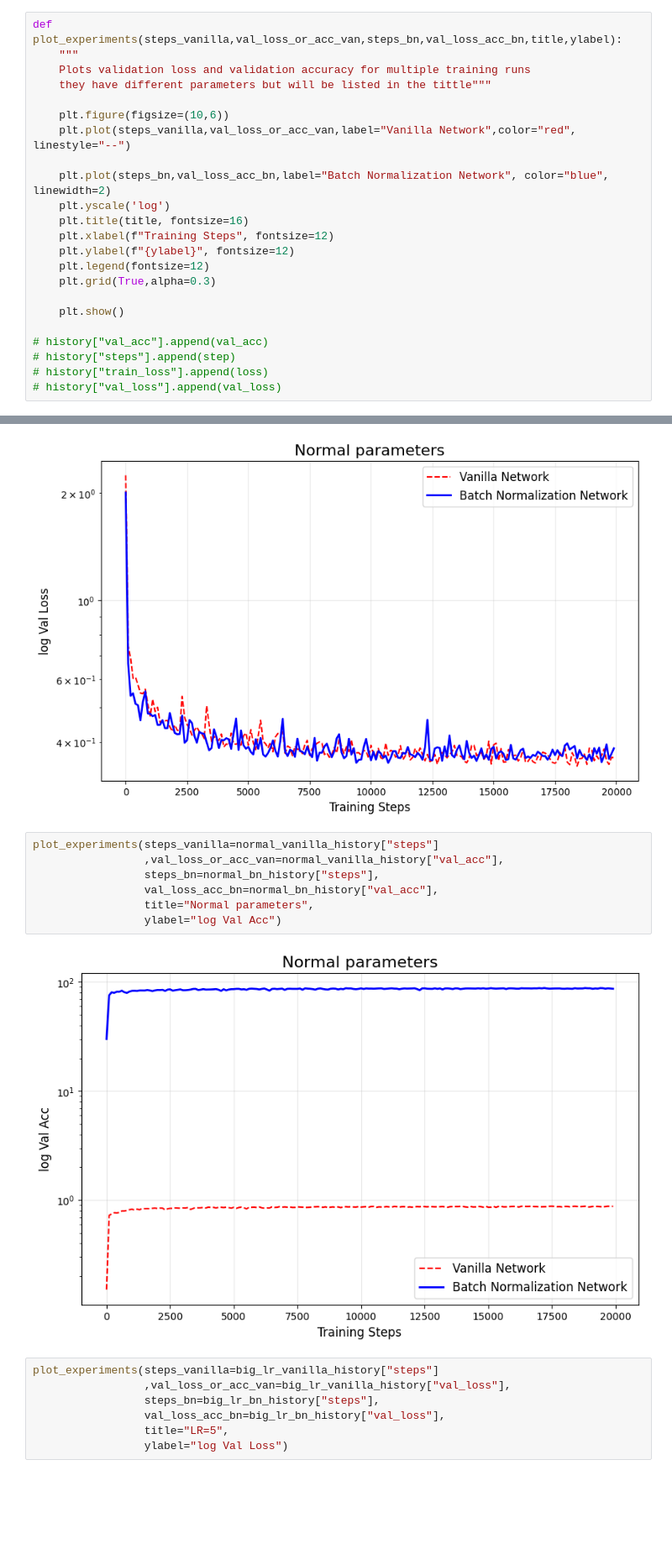
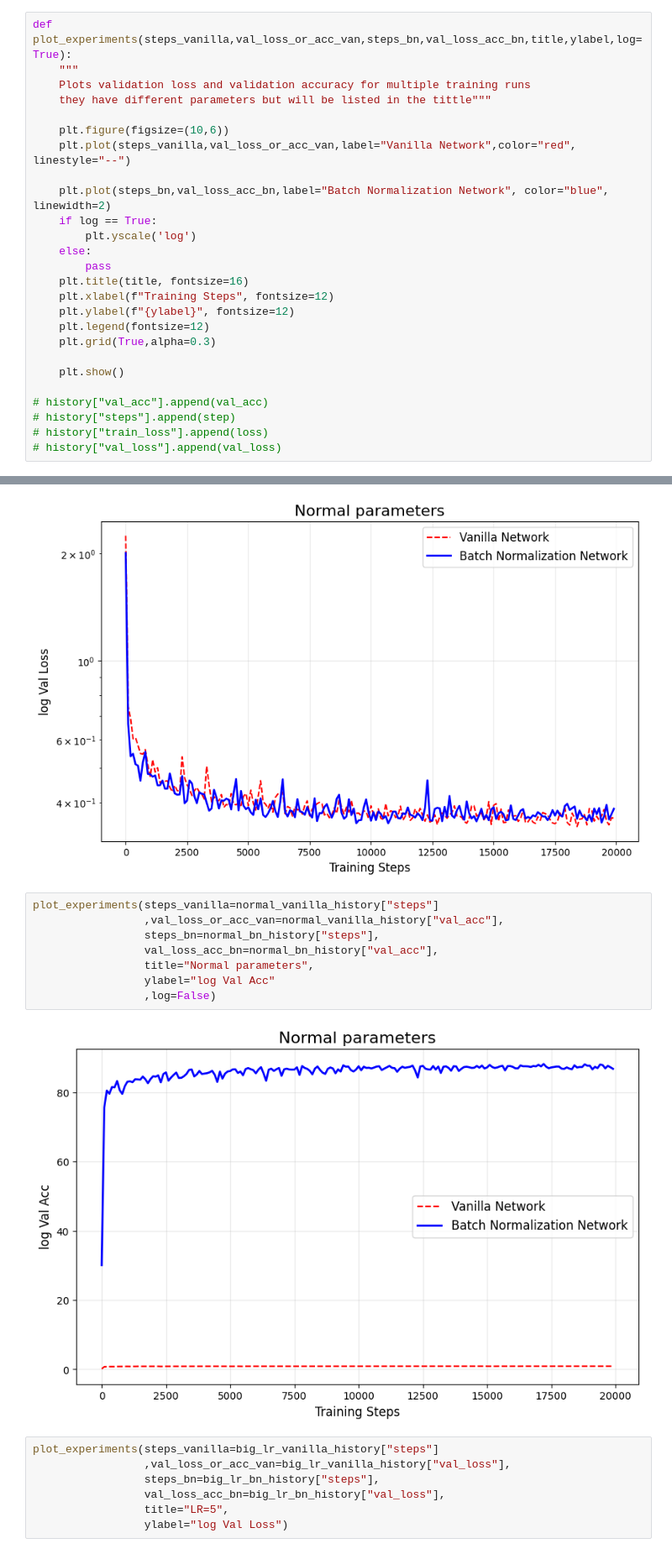
Before and after one commit to Adieltheanalyst/relearning_ml_materials, a Jupyter notebook: testing_batchnormalization.ipynb, the cells around one changed output, grey strips where cells are left out. Shown at 84% size. Saved outputs shown, nothing was run; the diff lists cells and outputs as text; blank space fills up the shorter version.

```diff
--- a/testing_batchnormalization.ipynb
+++ b/testing_batchnormalization.ipynb
@@ -398,7 +398,7 @@ small_batchsize_bn_history,small_batchsize_bn_accuracy=training_bn(lr=0.1,batch_
 # %% [markdown]
 ### COMPARISON BETWEEN VANILLA AND BATCH NORMALIZATION
 # %%
-def plot_experiments(steps_vanilla,val_loss_or_acc_van,steps_bn,val_loss_acc_bn,title,ylabel):
+def plot_experiments(steps_vanilla,val_loss_or_acc_van,steps_bn,val_loss_acc_bn,title,ylabel,log=True):
     """
     Plots validation loss and validation accuracy for multiple training runs
     they have different parameters but will be listed in the tittle"""
@@ -407,7 +407,10 @@ def plot_experiments(steps_vanilla,val_loss_or_acc_van,steps_bn,val_loss_acc_bn,
     plt.plot(steps_vanilla,val_loss_or_acc_van,label="Vanilla Network",color="red", linestyle="--")
 
     plt.plot(steps_bn,val_loss_acc_bn,label="Batch Normalization Network", color="blue", linewidth=2)
-    plt.yscale('log')
+    if log == True:
+        plt.yscale('log')
+    else:
+        pass
     plt.title(title, fontsize=16)
     plt.xlabel(f"Training Steps", fontsize=12)
     plt.ylabel(f"{ylabel}", fontsize=12)
@@ -432,12 +435,13 @@ plot_experiments(steps_vanilla=normal_vanilla_history["steps"]
 # %%
 plot_experiments(steps_vanilla=normal_vanilla_history["steps"]
                  ,val_loss_or_acc_van=normal_vanilla_history["val_acc"],
                  steps_bn=normal_bn_history["steps"],
                  val_loss_acc_bn=normal_bn_history["val_acc"],
                  title="Normal parameters",
-                 ylabel="log Val Acc")
+                 ylabel="log Val Acc"
+                 ,log=False)
 # %% [output]
-[figure, old version]
+[figure, new version]
 # %%
 plot_experiments(steps_vanilla=big_lr_vanilla_history["steps"]
                  ,val_loss_or_acc_van=big_lr_vanilla_history["val_loss"],
```
Also changed, not shown: parts of 1 cell of this notebook.
